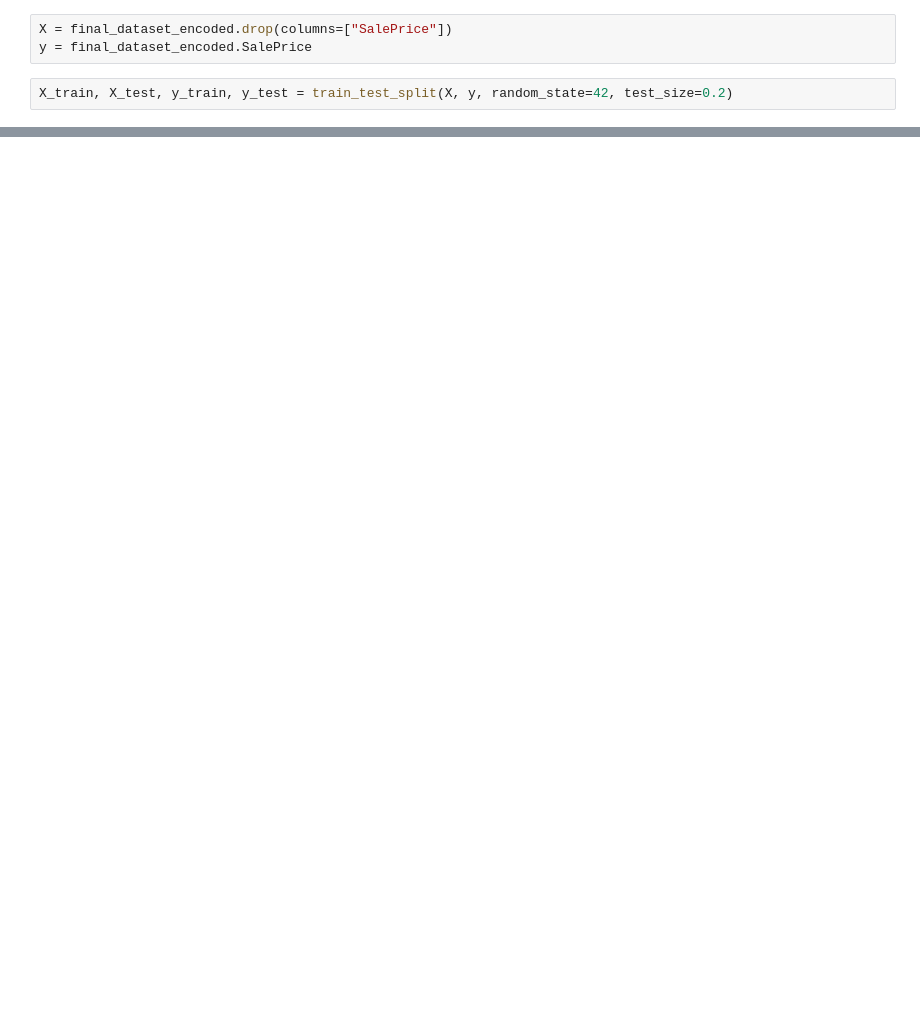
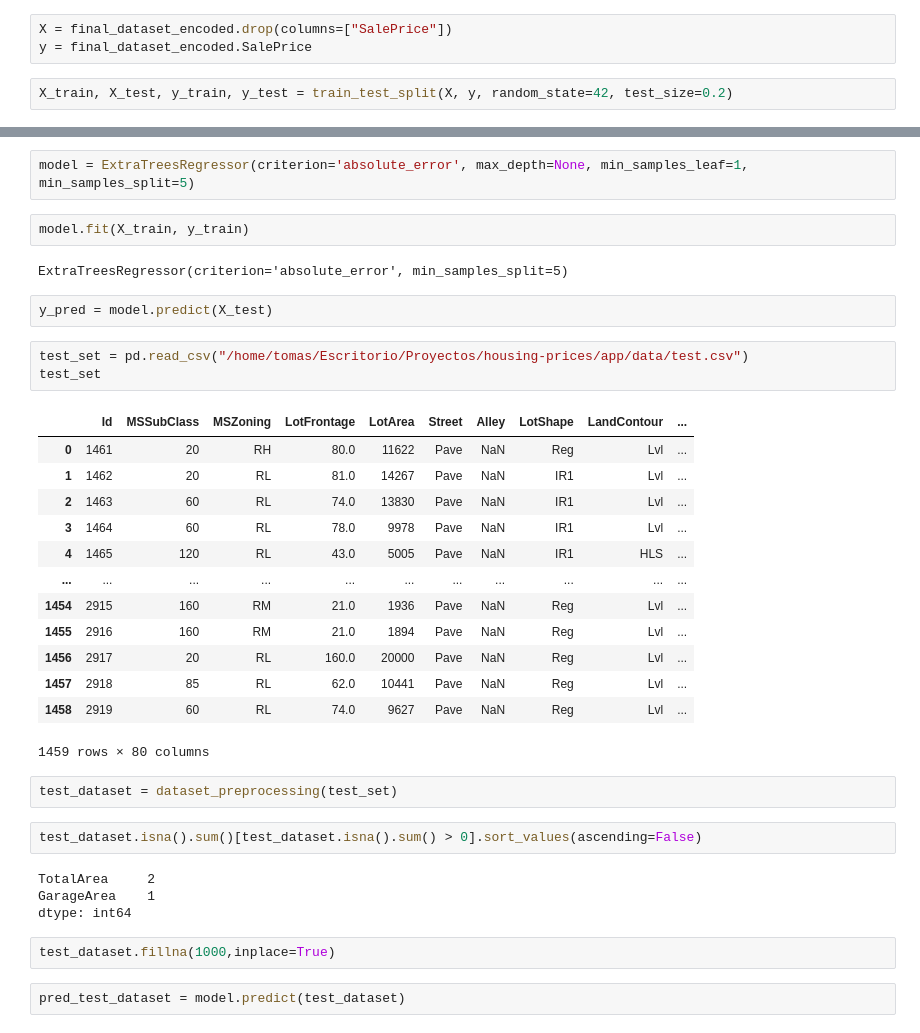
Before and after one commit to tomasnavarr0/housing-prices, a Jupyter notebook: app/playground/houses_analysis.ipynb, the cells around one changed output, grey strips where cells are left out. Drawn from its saved outputs; the diff is of its cells as text; blank space fills up the shorter version.

```diff
--- a/app/playground/houses_analysis.ipynb
+++ b/app/playground/houses_analysis.ipynb
@@ -406,0 +520,37 @@ Mejor MAPE: 0.137 (13.7%)
+# %%
+model = ExtraTreesRegressor(criterion='absolute_error', max_depth=None, min_samples_leaf=1, min_samples_split=5)
+# %%
+model.fit(X_train, y_train)
+# %% [output]
+ExtraTreesRegressor(criterion='absolute_error', min_samples_split=5)
+# %%
+y_pred = model.predict(X_test)
+# %%
+test_set = pd.read_csv("/home/tomas/Escritorio/Proyectos/housing-prices/app/data/test.csv")
+test_set
+# %% [output]
+|  | Id | MSSubClass | MSZoning | LotFrontage | LotArea | Street | Alley | LotShape | LandContour | ... |
+| 0 | 1461 | 20 | RH | 80.0 | 11622 | Pave | NaN | Reg | Lvl | ... |
+| 1 | 1462 | 20 | RL | 81.0 | 14267 | Pave | NaN | IR1 | Lvl | ... |
+| 2 | 1463 | 60 | RL | 74.0 | 13830 | Pave | NaN | IR1 | Lvl | ... |
+| 3 | 1464 | 60 | RL | 78.0 | 9978 | Pave | NaN | IR1 | Lvl | ... |
+| 4 | 1465 | 120 | RL | 43.0 | 5005 | Pave | NaN | IR1 | HLS | ... |
+| ... | ... | ... | ... | ... | ... | ... | ... | ... | ... | ... |
+| 1454 | 2915 | 160 | RM | 21.0 | 1936 | Pave | NaN | Reg | Lvl | ... |
+| 1455 | 2916 | 160 | RM | 21.0 | 1894 | Pave | NaN | Reg | Lvl | ... |
+| 1456 | 2917 | 20 | RL | 160.0 | 20000 | Pave | NaN | Reg | Lvl | ... |
+| 1457 | 2918 | 85 | RL | 62.0 | 10441 | Pave | NaN | Reg | Lvl | ... |
+| 1458 | 2919 | 60 | RL | 74.0 | 9627 | Pave | NaN | Reg | Lvl | ... |
+1459 rows × 80 columns
+# %%
+test_dataset = dataset_preprocessing(test_set)
+# %%
+test_dataset.isna().sum()[test_dataset.isna().sum() > 0].sort_values(ascending=False)
+# %% [output]
+TotalArea     2
+GarageArea    1
+dtype: int64
+# %%
+test_dataset.fillna(1000,inplace=True)
+# %%
+pred_test_dataset = model.predict(test_dataset)
```
Also changed, not shown: parts of 16 cells of this notebook, 2 other files.
